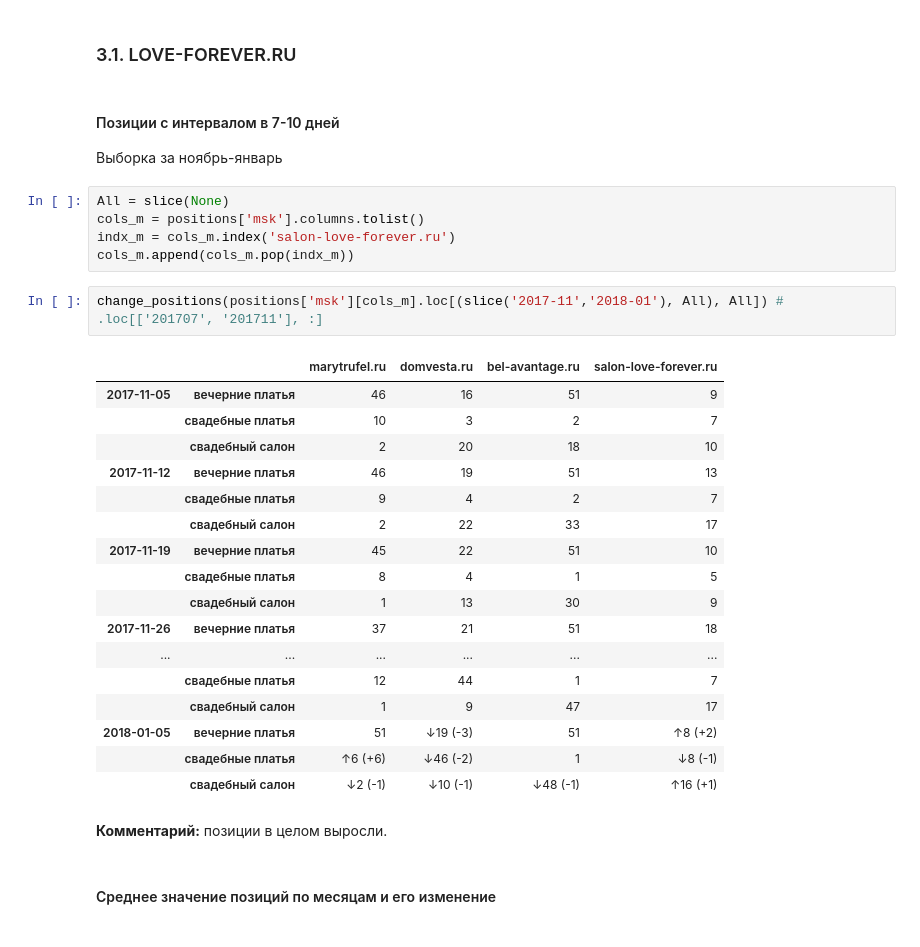
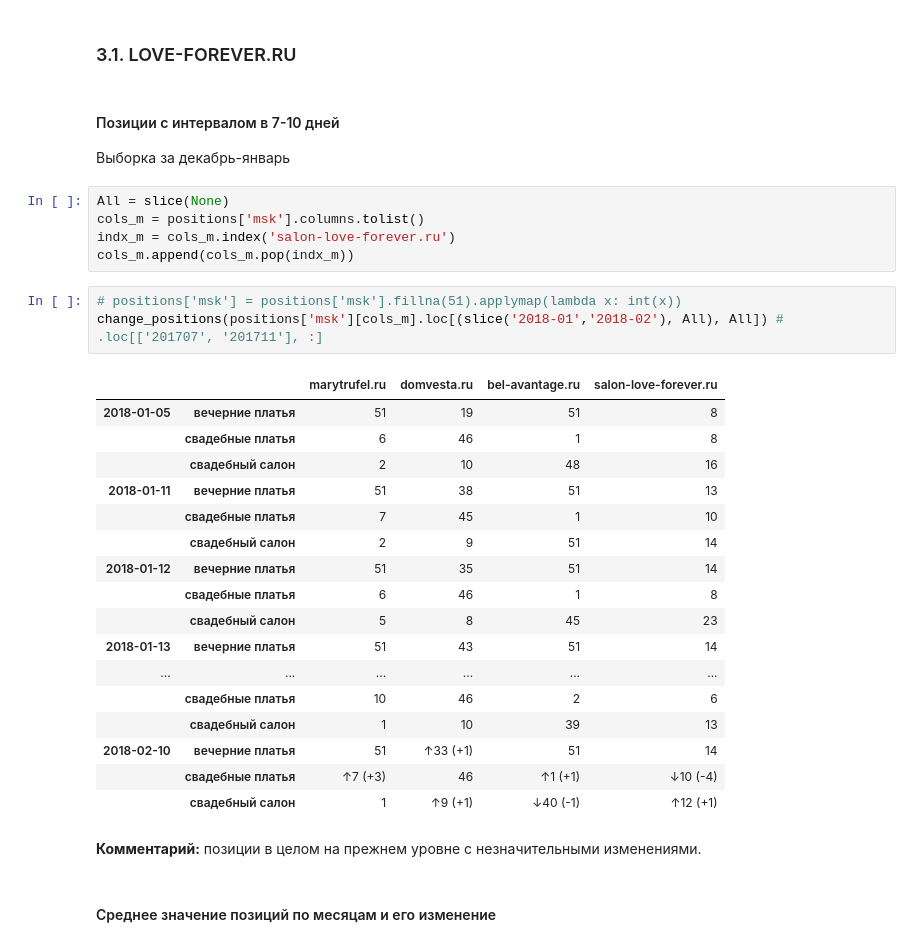
Before and after one commit to salon-love-forever/reports, a Jupyter notebook: salon-love-forever.ru.ipynb, the cells around one changed output. Saved outputs shown, nothing was run; the diff lists cells and outputs as text.

```diff
--- a/salon-love-forever.ru.ipynb
+++ b/salon-love-forever.ru.ipynb
@@ -170,34 +178,35 @@ show_dynamics(organic['spb'], 'branded')
 ### 3.1. LOVE-FOREVER.RU
 # %% [markdown]
 #### Позиции с интервалом в 7-10 дней
-Выборка за ноябрь-январь
+Выборка за декабрь-январь
 # %%
 All = slice(None)
 cols_m = positions['msk'].columns.tolist()
 indx_m = cols_m.index('salon-love-forever.ru')
 cols_m.append(cols_m.pop(indx_m))
 # %%
-change_positions(positions['msk'][cols_m].loc[(slice('2017-11','2018-01'), All), All]) # .loc[['201707', '201711'], :]
+# positions['msk'] = positions['msk'].fillna(51).applymap(lambda x: int(x))
+change_positions(positions['msk'][cols_m].loc[(slice('2018-01','2018-02'), All), All]) # .loc[['201707', '201711'], :]
 # %% [output]
 |  |  | marytrufel.ru | domvesta.ru | bel-avantage.ru | salon-love-forever.ru |
-| 2017-11-05 | вечерние платья | 46 | 16 | 51 | 9 |
-|  | свадебные платья | 10 | 3 | 2 | 7 |
-|  | свадебный салон | 2 | 20 | 18 | 10 |
-| 2017-11-12 | вечерние платья | 46 | 19 | 51 | 13 |
-|  | свадебные платья | 9 | 4 | 2 | 7 |
-|  | свадебный салон | 2 | 22 | 33 | 17 |
-| 2017-11-19 | вечерние платья | 45 | 22 | 51 | 10 |
-|  | свадебные платья | 8 | 4 | 1 | 5 |
-|  | свадебный салон | 1 | 13 | 30 | 9 |
-| 2017-11-26 | вечерние платья | 37 | 21 | 51 | 18 |
+| 2018-01-05 | вечерние платья | 51 | 19 | 51 | 8 |
+|  | свадебные платья | 6 | 46 | 1 | 8 |
+|  | свадебный салон | 2 | 10 | 48 | 16 |
+| 2018-01-11 | вечерние платья | 51 | 38 | 51 | 13 |
+|  | свадебные платья | 7 | 45 | 1 | 10 |
+|  | свадебный салон | 2 | 9 | 51 | 14 |
+| 2018-01-12 | вечерние платья | 51 | 35 | 51 | 14 |
+|  | свадебные платья | 6 | 46 | 1 | 8 |
+|  | свадебный салон | 5 | 8 | 45 | 23 |
+| 2018-01-13 | вечерние платья | 51 | 43 | 51 | 14 |
 | ... | ... | ... | ... | ... | ... |
-|  | свадебные платья | 12 | 44 | 1 | 7 |
-|  | свадебный салон | 1 | 9 | 47 | 17 |
-| 2018-01-05 | вечерние платья | 51 | ↓19 (-3) | 51 | ↑8 (+2) |
-|  | свадебные платья | ↑6 (+6) | ↓46 (-2) | 1 | ↓8 (-1) |
-|  | свадебный салон | ↓2 (-1) | ↓10 (-1) | ↓48 (-1) | ↑16 (+1) |
+|  | свадебные платья | 10 | 46 | 2 | 6 |
+|  | свадебный салон | 1 | 10 | 39 | 13 |
+| 2018-02-10 | вечерние платья | 51 | ↑33 (+1) | 51 | 14 |
+|  | свадебные платья | ↑7 (+3) | 46 | ↑1 (+1) | ↓10 (-4) |
+|  | свадебный салон | 1 | ↑9 (+1) | ↓40 (-1) | ↑12 (+1) |
 # %% [markdown]
-**Комментарий:** позиции в целом выросли.
+**Комментарий:** позиции в целом на прежнем уровне с незначительными изменениями.
 # %% [markdown]
 #### Среднее значение позиций по месяцам и его изменение
 # %%
```
Also changed, not shown: parts of 18 cells of this notebook.
